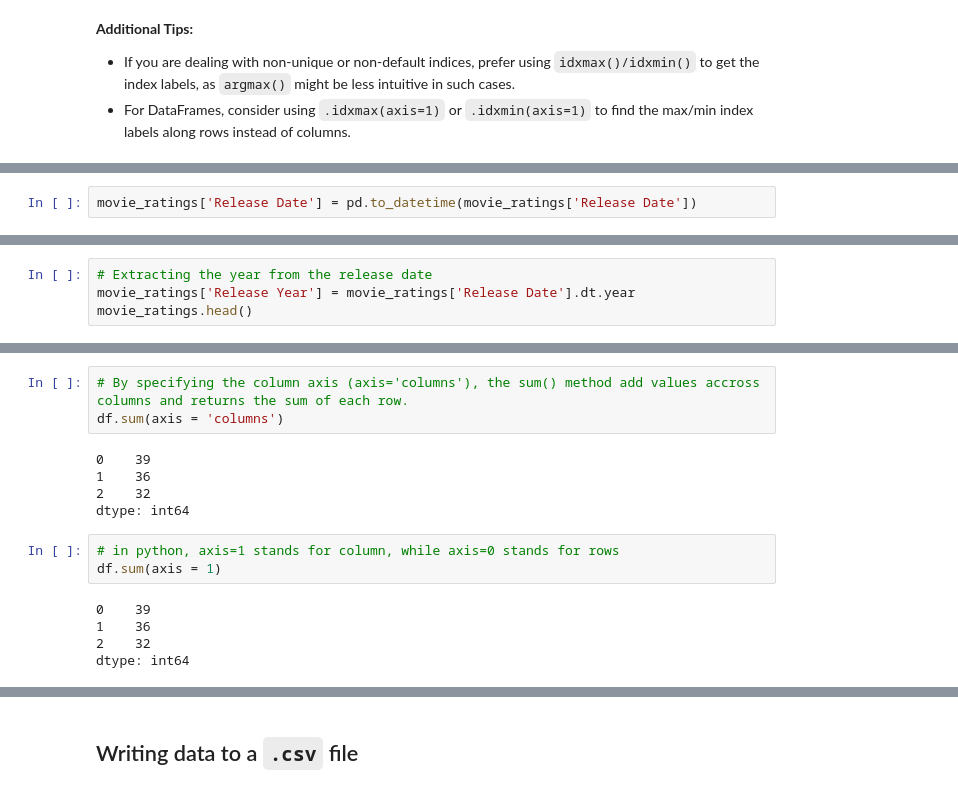
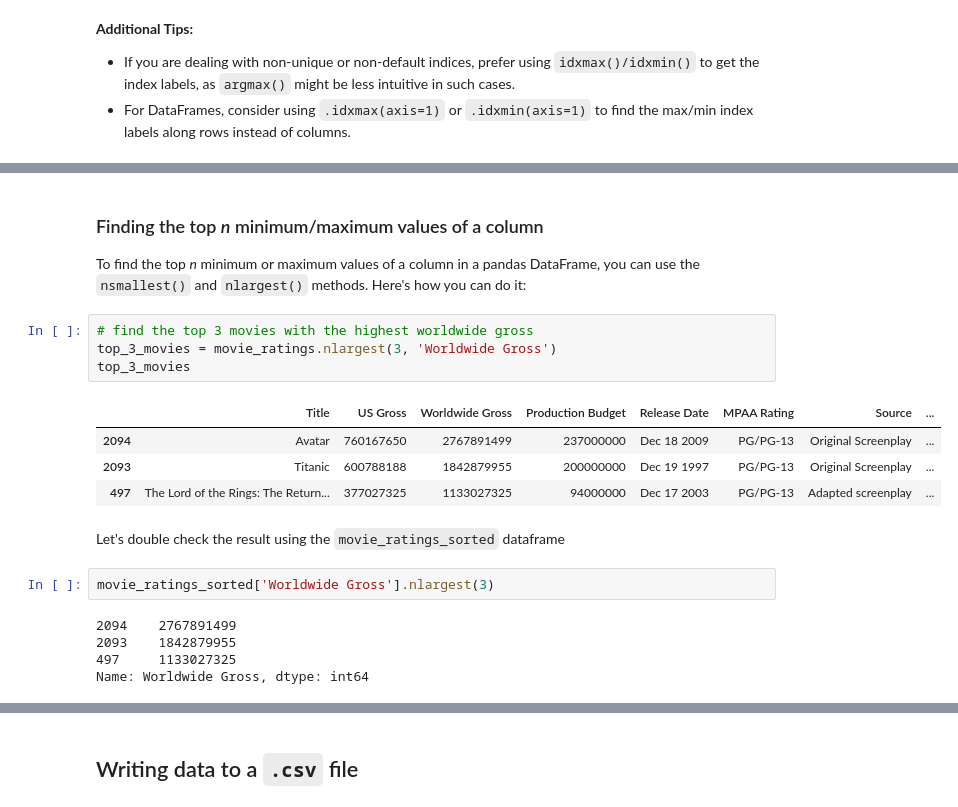
Before and after one commit to Lizhen0909/nu-stat303-1-sec20-coursebook, a Jupyter notebook: Reading data.ipynb, the cells around one changed output, grey strips where cells are left out. Cells and saved outputs as stored; diff of their text form.

```diff
--- a/Reading data.ipynb
+++ b/Reading data.ipynb
@@ -586,2 +491,0 @@ Next, we’ll update the variable `Release Date` in the DataFrame to be in the `
-# %%
-movie_ratings['Release Date'] = pd.to_datetime(movie_ratings['Release Date'])
@@ -597,4 +491,0 @@ Next, we can use the built-in datetime functions to extract the year from this v
-# %%
-# Extracting the year from the release date
-movie_ratings['Release Year'] = movie_ratings['Release Date'].dt.year
-movie_ratings.head()
@@ -701,16 +492,22 @@ dtype: int64
-# %%
-# By specifying the column axis (axis='columns'), the sum() method add values accross columns and returns the sum of each row.
-df.sum(axis = 'columns')
-# %% [output]
-0    39
-1    36
-2    32
-dtype: int64
-# %%
-# in python, axis=1 stands for column, while axis=0 stands for rows
-df.sum(axis = 1)
-# %% [output]
-0    39
-1    36
-2    32
-dtype: int64
+# %% [markdown]
+### Finding the top *n* minimum/maximum values of a column
+
+To find the top *n* minimum or maximum values of a column in a pandas DataFrame, you can use the `nsmallest()` and `nlargest()` methods. Here's how you can do it:
+# %%
+# find the top 3 movies with the highest worldwide gross
+top_3_movies = movie_ratings.nlargest(3, 'Worldwide Gross')
+top_3_movies
+# %% [output]
+|  | Title | US Gross | Worldwide Gross | Production Budget | Release Date | MPAA Rating | Source | ... |
+| 2094 | Avatar | 760167650 | 2767891499 | 237000000 | Dec 18 2009 | PG/PG-13 | Original Screenplay | ... |
+| 2093 | Titanic | 600788188 | 1842879955 | 200000000 | Dec 19 1997 | PG/PG-13 | Original Screenplay | ... |
+| 497 | The Lord of the Rings: The Return... | 377027325 | 1133027325 | 94000000 | Dec 17 2003 | PG/PG-13 | Adapted screenplay | ... |
+# %% [markdown]
+Let's double check the result using the `movie_ratings_sorted` dataframe
+# %%
+movie_ratings_sorted['Worldwide Gross'].nlargest(3)
+# %% [output]
+2094    2767891499
+2093    1842879955
+497     1133027325
+Name: Worldwide Gross, dtype: int64
```
Also changed, not shown: parts of 46 cells of this notebook, 4 other files.
